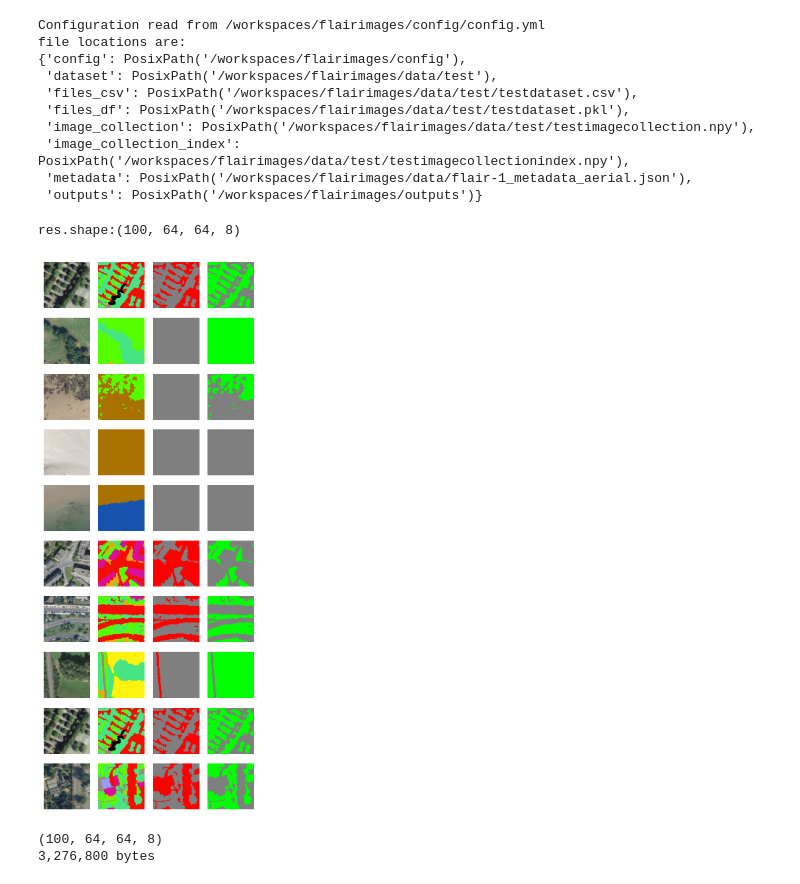
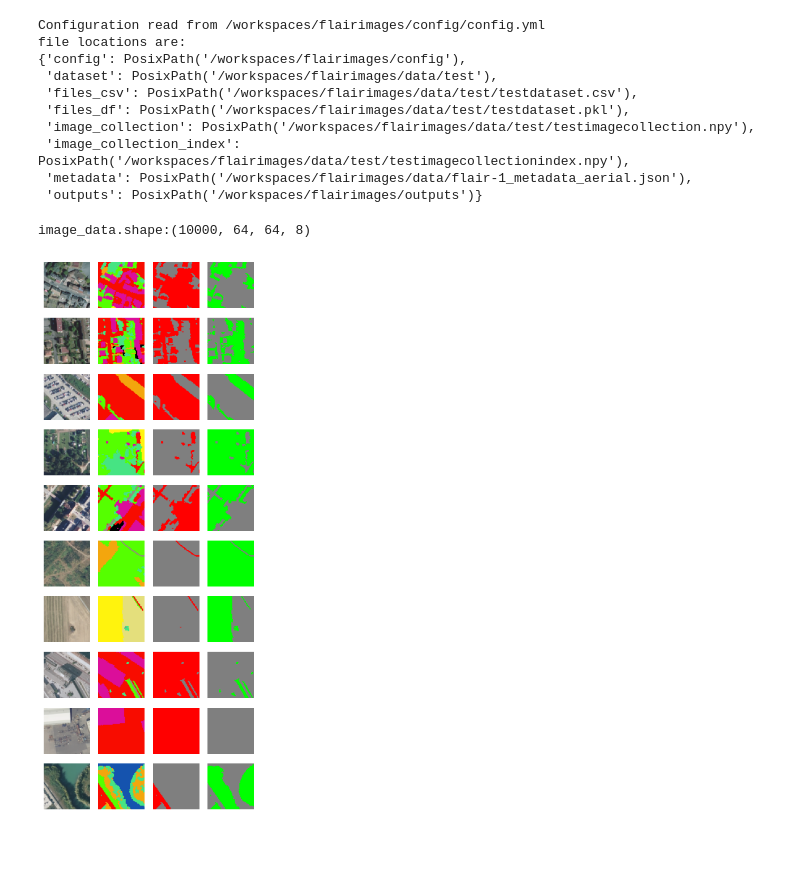
Before and after one commit to ChallengeDataTest/flairimages, a Jupyter notebook: src/divers_tests.ipynb, the cells around one changed output. Cells and saved outputs as stored; diff of their text form; code cells hidden in the pictures; blank space fills up the shorter version.

```diff
--- a/src/divers_tests.ipynb
+++ b/src/divers_tests.ipynb
@@ -29,40 +30,33 @@ file locations are:
  'outputs': PosixPath('/workspaces/flairimages/outputs')}
 # %%
 # test the image collection apparent consistency
-res = read_image_collection(conf=conf)
-print(f"res.shape:{res.shape}")
+image_data, image_indices = read_image_collection(conf=conf)
+print(f"image_data.shape:{image_data.shape}")
 
 plt.figure(figsize=(4,10))
-for i, index in enumerate(np.random.randint(low=0, high=res.shape[0], size=10)):
-    img= res[index,:,:,:3]
-    msk = res[index,:,:,-3]
-    artificial = res[index,:,:,-2]
-    vegetal = res[index,:,:, -1]
+for i, index in enumerate(np.random.randint(low=0, high=image_data.shape[0], size=10)):
+    img= image_data[index,:,:,:3]
+    msk = image_data[index,:,:,-3]
+    artificial = image_data[index,:,:,-2]
+    vegetal = image_data[index,:,:, -1]
 
     plt.subplot(10, 4, 4*i+1)
     plt.axis('off')
     plt.imshow(img)
     #
     plt.subplot(10, 4, 4*i+2)
     plt.axis('off')
     plt.imshow(class_to_rgb(arr=msk,conf=conf))
 
     plt.subplot(10, 4, 4*i+3)
     plt.axis('off')
     plt.imshow(artificial_to_rgb(arr=artificial, conf=conf))
 
     plt.subplot(10, 4, 4*i+4)
     plt.axis('off')
     plt.imshow(vegetal_to_rgb(arr=vegetal, conf=conf))
 
     plt.tight_layout()
 # %% [output]
-res.shape:(100, 64, 64, 8)
+image_data.shape:(10000, 64, 64, 8)
-[figure, old version]
+[figure, new version]
-# %%
-# print memory usage
-print(res.shape)
-print(f"{res.nbytes:,.0f} bytes")
-# %% [output]
-(100, 64, 64, 8)
-3,276,800 bytes
```
Also changed, not shown: parts of 2 cells of this notebook, 5 other files.
